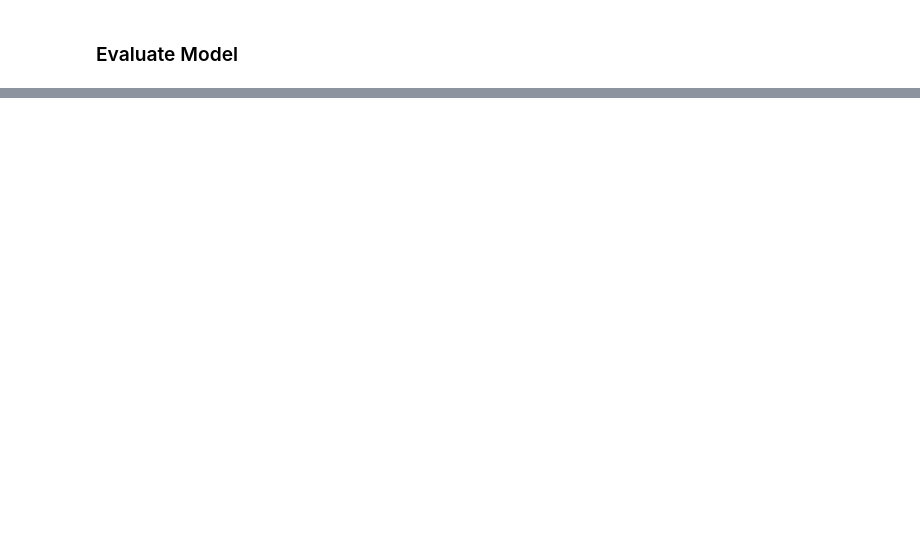
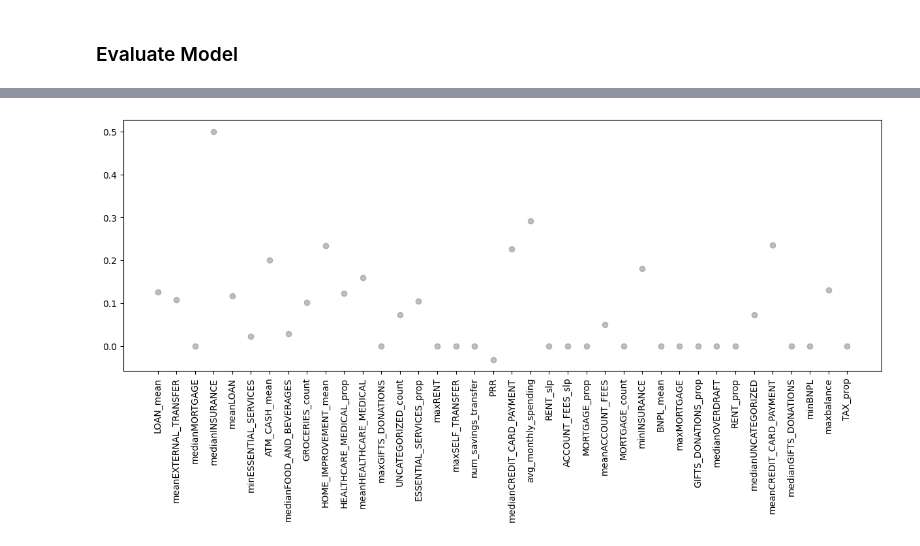
Before and after one commit to JiaDarren/DSC_180A, a Jupyter notebook: notebooks/model_testing.ipynb, the cells around one changed output, grey strips where cells are left out. Cells and saved outputs as stored; diff of their text form; code cells hidden in the pictures; blank space fills up the shorter version.

```diff
--- a/notebooks/model_testing.ipynb
+++ b/notebooks/model_testing.ipynb
@@ -349,0 +423,33 @@ ROC-AUC Score:  0.73881
+# %%
+X_valid_raw = pd.DataFrame(X_valid)
+X_valid_raw.rename(
+    dict(zip(np.arange(X.shape[1]), feature_matrix.iloc[:,1:].columns)),
+    axis=1,
+    inplace=True
+)
+X_valid_raw['pred_y'] = valid_pred.astype(float)
+X_valid_raw['y'] = y_valid
+
+X_valid_raw_0 = X_valid_raw[X_valid_raw['pred_y'] == 0]
+X_valid_raw_1 = X_valid_raw[X_valid_raw['pred_y'] == 1]
+
+raw_0_median_nonzero = [np.median(valid_pred_0[col][valid_pred_0[col] != 0]) for col in valid_pred_0.columns[:-2]]
+raw_1_median_nonzero = [np.median(valid_pred_1[col][valid_pred_1[col] != 0]) for col in valid_pred_1.columns[:-2]]
+
+median_dist = [0 if np.isnan(x) else x for x in (np.array(raw_0_median_nonzero) - np.array(raw_1_median_nonzero))]
+median_dist = dict(zip(valid_pred_0.columns[:-2], median_dist))
+# median_dist = {key: median_dist[key] for key in sorted(median_dist, key=lambda x: median_dist[x], reverse=True)}
+# %%
+keys = median_dist.keys()
+values = median_dist.values()
+
+fig, ax = plt.subplots(figsize=(15, 5))
+ax.scatter(
+    keys,
+    values,
+    color='gray',
+    alpha=0.5
+)
+ax.set_xticklabels(keys, rotation=90);
+# %% [output]
+[figure, added]
```
Also changed, not shown: parts of 15 cells of this notebook, 10 other files.
